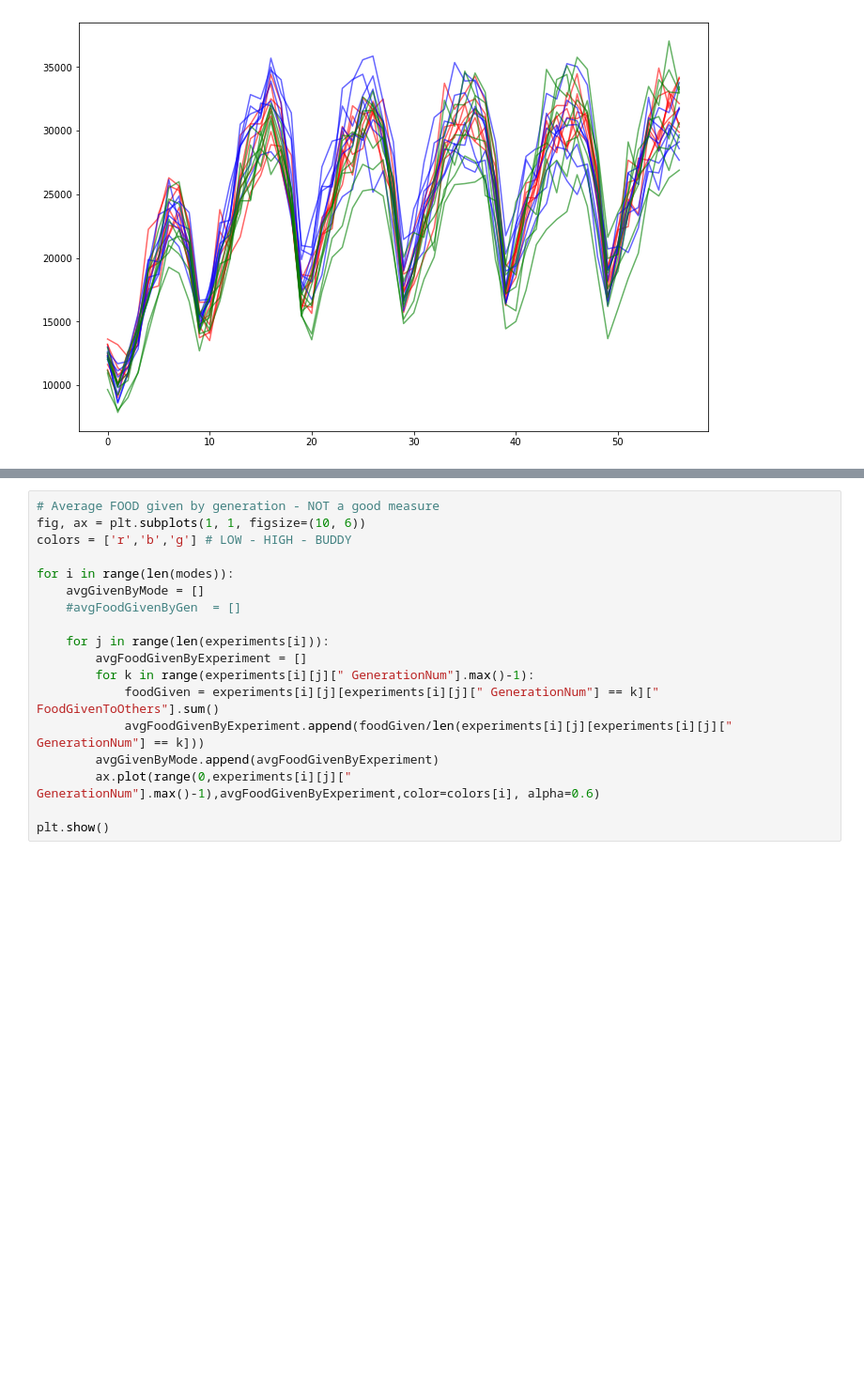
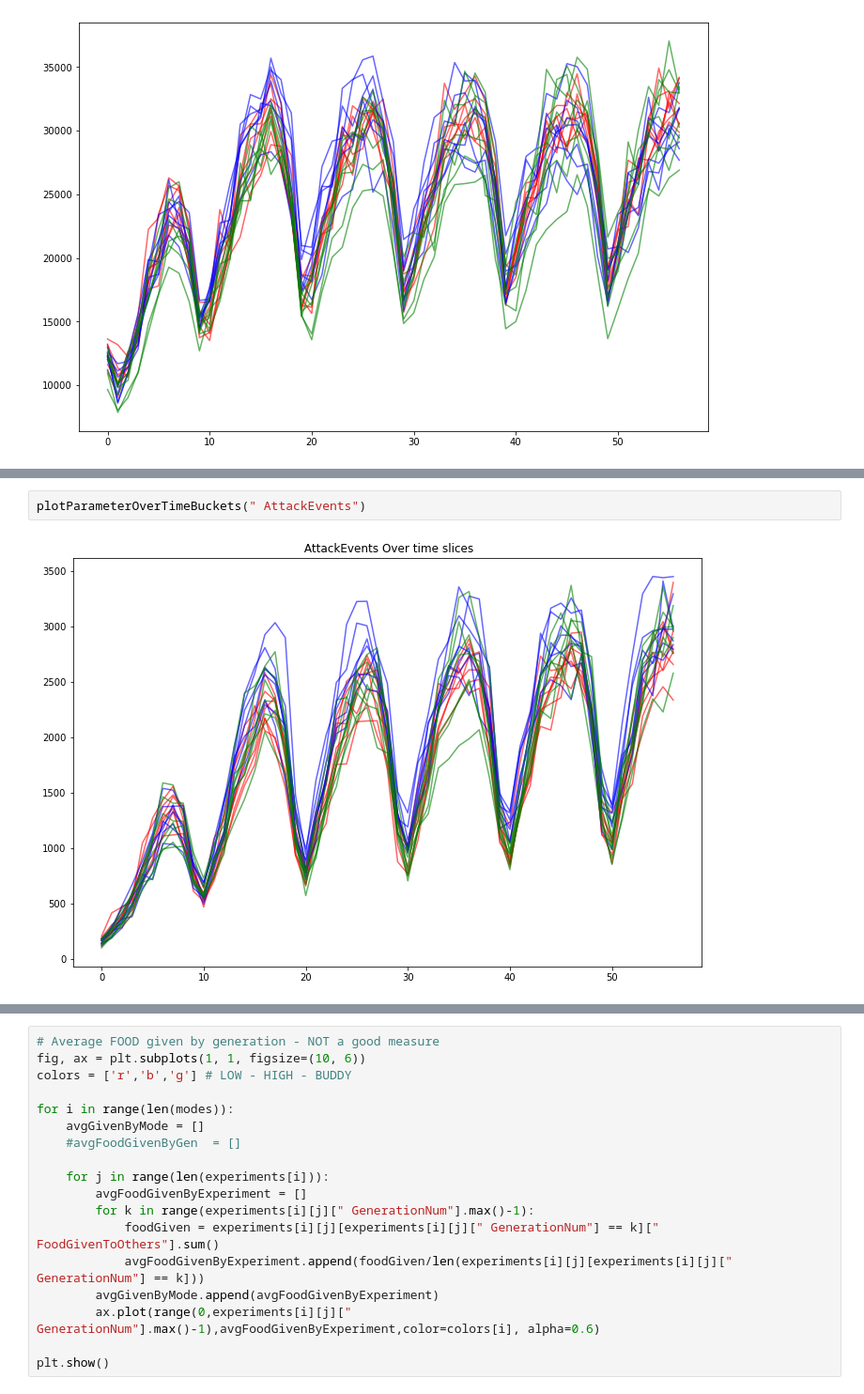
Before and after one commit to TristanSones-Dykes/SEEAnalysis, a Jupyter notebook: DataAnalysis_cls.ipynb, the cells around one changed output, grey strips where cells are left out. Shown at 94% size. Drawn from its saved outputs; the diff is of its cells as text; blank space fills up the shorter version.

```diff
--- a/DataAnalysis_cls.ipynb
+++ b/DataAnalysis_cls.ipynb
@@ -131,0 +167,4 @@ plt.show()
+# %%
+plotParameterOverTimeBuckets(" AttackEvents")
+# %% [output]
+[figure, added]
```
Also changed, not shown: parts of 7 cells of this notebook, 1 other file.
